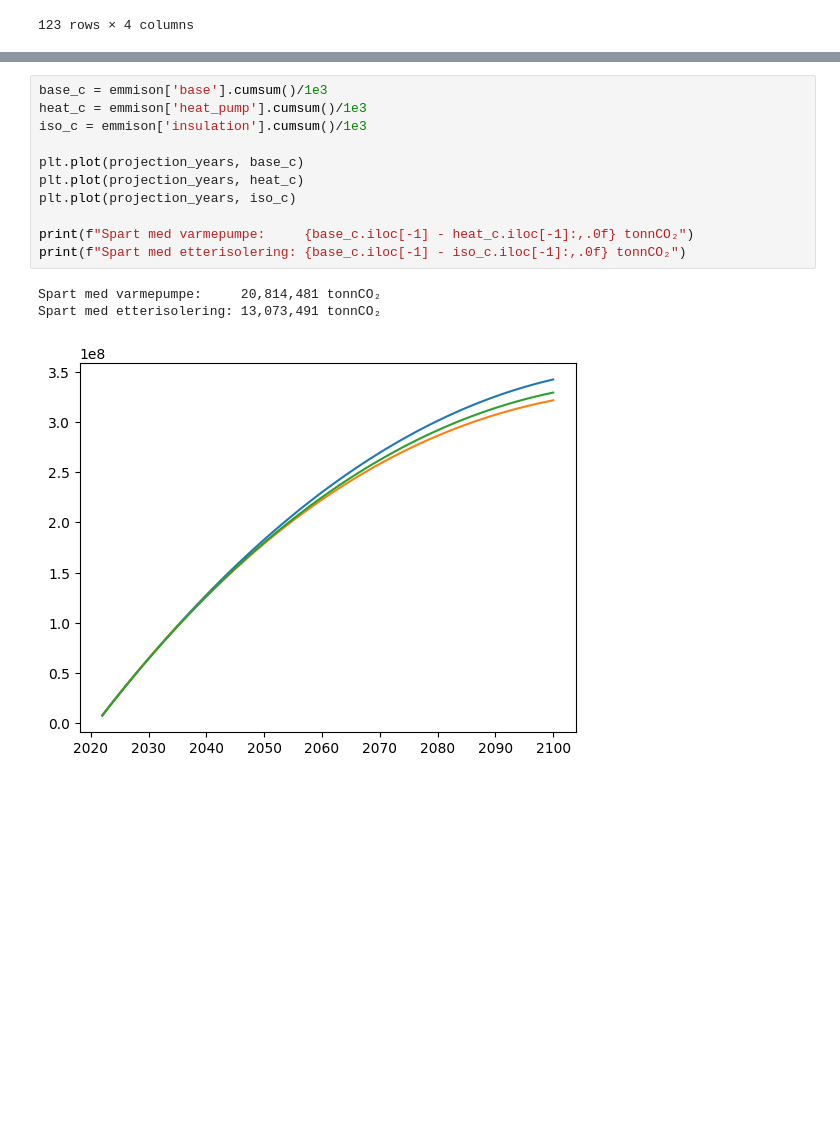
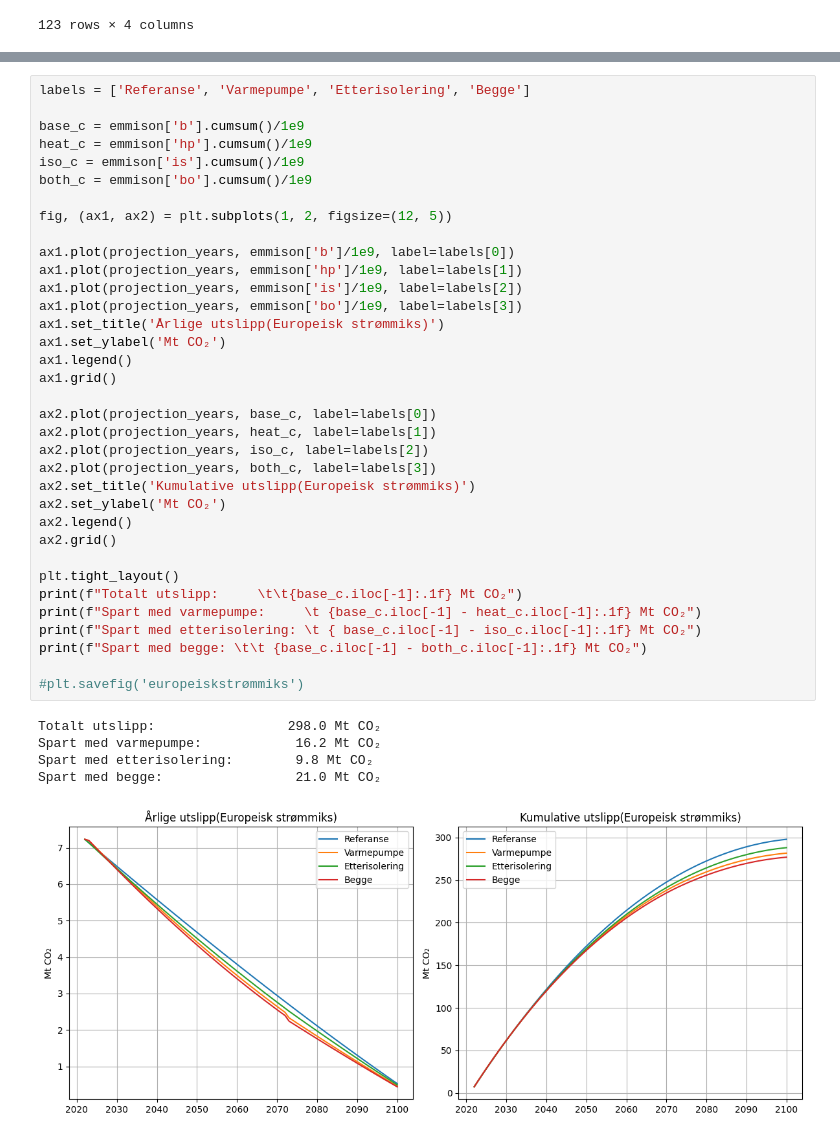
Before and after one commit to andre-hegre/Beregninger_Scenariomodell, a Jupyter notebook: projection.ipynb, the cells around one changed output, grey strips where cells are left out. Drawn from its saved outputs; the diff is of its cells as text; blank space fills up the shorter version.

```diff
--- a/projection.ipynb
+++ b/projection.ipynb
@@ -110,15 +156,41 @@ plt.plot(projection_years, emmison['insulation']/1e3)
 # %%
-base_c = emmison['base'].cumsum()/1e3
-heat_c = emmison['heat_pump'].cumsum()/1e3
-iso_c = emmison['insulation'].cumsum()/1e3
+labels = ['Referanse', 'Varmepumpe', 'Etterisolering', 'Begge']
 
-plt.plot(projection_years, base_c)
-plt.plot(projection_years, heat_c)
-plt.plot(projection_years, iso_c)
+base_c = emmison['b'].cumsum()/1e9
+heat_c = emmison['hp'].cumsum()/1e9
+iso_c = emmison['is'].cumsum()/1e9
+both_c = emmison['bo'].cumsum()/1e9
 
-print(f"Spart med varmepumpe:     {base_c.iloc[-1] - heat_c.iloc[-1]:,.0f} tonnCO₂")
-print(f"Spart med etterisolering: {base_c.iloc[-1] - iso_c.iloc[-1]:,.0f} tonnCO₂")
+fig, (ax1, ax2) = plt.subplots(1, 2, figsize=(12, 5))
+
+ax1.plot(projection_years, emmison['b']/1e9, label=labels[0])
+ax1.plot(projection_years, emmison['hp']/1e9, label=labels[1])
+ax1.plot(projection_years, emmison['is']/1e9, label=labels[2])
+ax1.plot(projection_years, emmison['bo']/1e9, label=labels[3])
+ax1.set_title('Årlige utslipp(Europeisk strømmiks)')
+ax1.set_ylabel('Mt CO₂')
+ax1.legend()
+ax1.grid()
+
+ax2.plot(projection_years, base_c, label=labels[0])
+ax2.plot(projection_years, heat_c, label=labels[1])
+ax2.plot(projection_years, iso_c, label=labels[2])
+ax2.plot(projection_years, both_c, label=labels[3])
+ax2.set_title('Kumulative utslipp(Europeisk strømmiks)')
+ax2.set_ylabel('Mt CO₂')
+ax2.legend()
+ax2.grid()
+
+plt.tight_layout()
+print(f"Totalt utslipp:     \t\t{base_c.iloc[-1]:.1f} Mt CO₂")
+print(f"Spart med varmepumpe:     \t {base_c.iloc[-1] - heat_c.iloc[-1]:.1f} Mt CO₂")
+print(f"Spart med etterisolering: \t { base_c.iloc[-1] - iso_c.iloc[-1]:.1f} Mt CO₂")
+print(f"Spart med begge: \t\t {base_c.iloc[-1] - both_c.iloc[-1]:.1f} Mt CO₂")
+
+#plt.savefig('europeiskstrømmiks')
 # %% [output]
-Spart med varmepumpe:     20,814,481 tonnCO₂
-Spart med etterisolering: 13,073,491 tonnCO₂
+Totalt utslipp:                 298.0 Mt CO₂
+Spart med varmepumpe:            16.2 Mt CO₂
+Spart med etterisolering:        9.8 Mt CO₂
+Spart med begge:                 21.0 Mt CO₂
-[figure, old version]
+[figure, new version]
```
Also changed, not shown: parts of 7 cells of this notebook.
